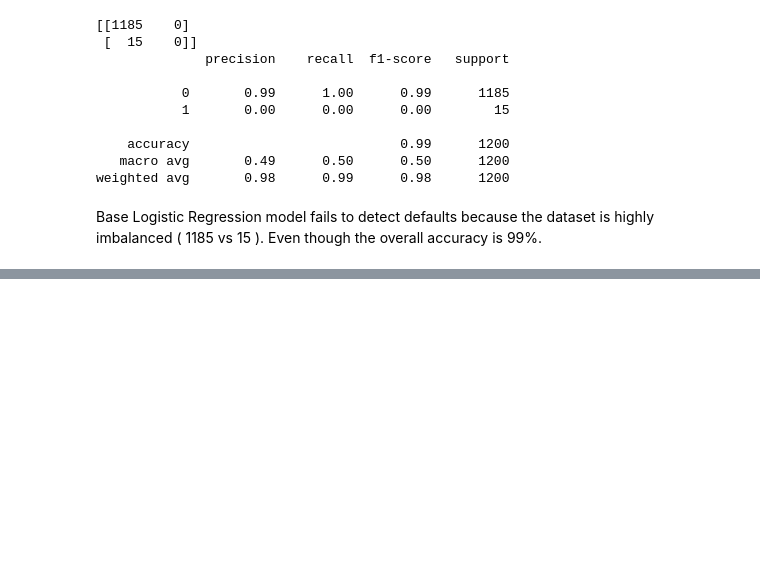
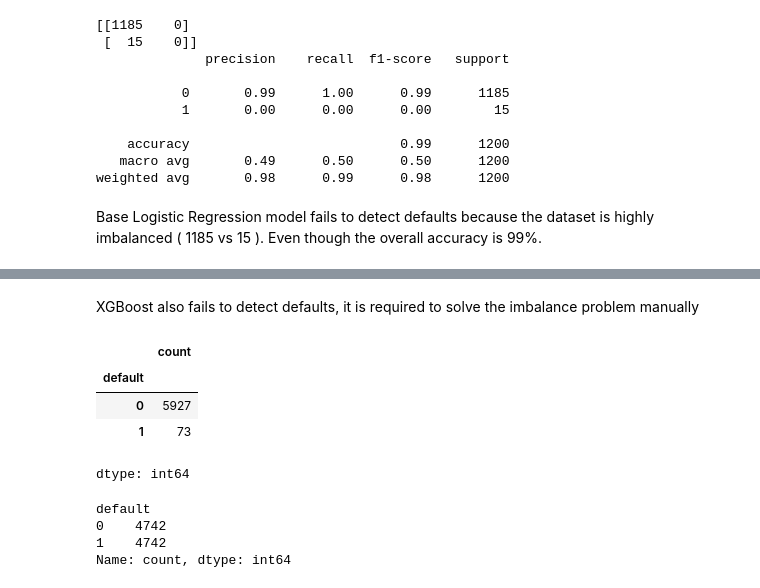
Before and after one commit to Alfredo2212/Talentport, a Jupyter notebook: notebooks/B_modeling.ipynb, the cells around one changed output, grey strips where cells are left out. Saved outputs shown, nothing was run; the diff lists cells and outputs as text; code cells hidden in the pictures; blank space fills up the shorter version.

Commit message:
Utilizes SMOTE oversampling technique, and other type of SMOTE technique. Default(1) prediction rate improves.

```diff
--- a/notebooks/B_modeling.ipynb
+++ b/notebooks/B_modeling.ipynb
@@ -175,0 +202,26 @@ Base Logistic Regression model fails to detect defaults because the dataset is h
+# %% [markdown]
+XGBoost also fails to detect defaults, it is required to solve the imbalance problem manually
+# %%
+# Count number of defaults and non default case
+df['default'].value_counts()
+# %% [output]
+|  | count |
+| default |  |
+| 0 | 5927 |
+| 1 | 73 |
+dtype: int64
+# %%
+# SMOTE to handle class imbalances
+smote = SMOTE(random_state=22)
+x_train_smote, y_train_smote = smote.fit_resample(x_train, y_train)
+
+# Re-standardize the SMOTE data points
+scaler = StandardScaler()
+x_train_smote_scaled = scaler.fit_transform(x_train_smote)
+
+print(y_train_smote.value_counts())
+# %% [output]
+default
+0    4742
+1    4742
+Name: count, dtype: int64
```
Also changed, not shown: parts of 10 cells of this notebook.
